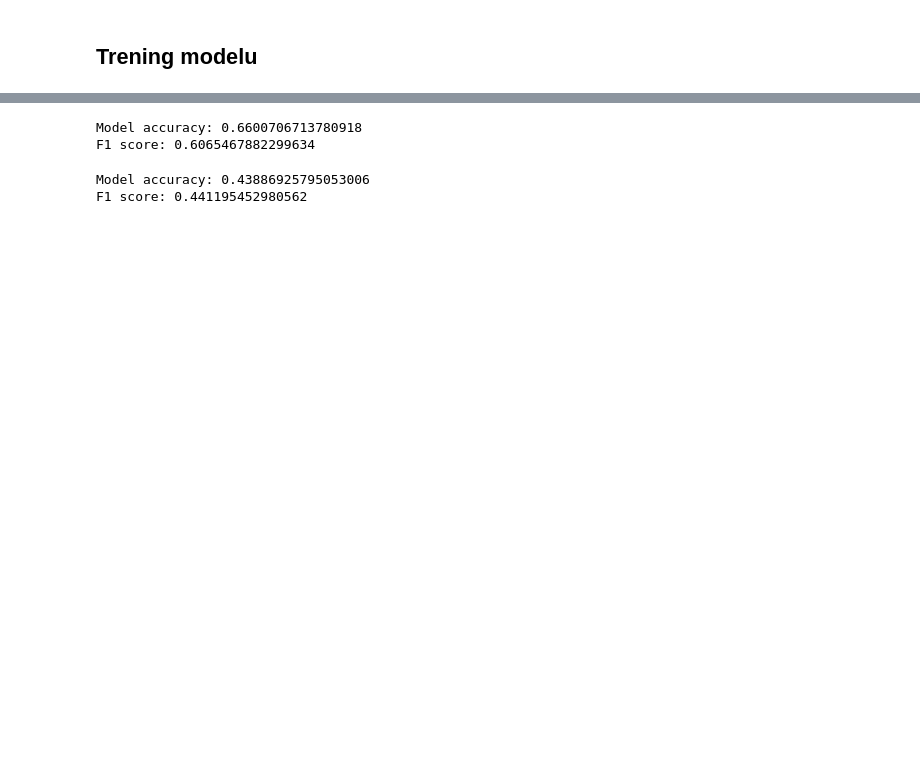
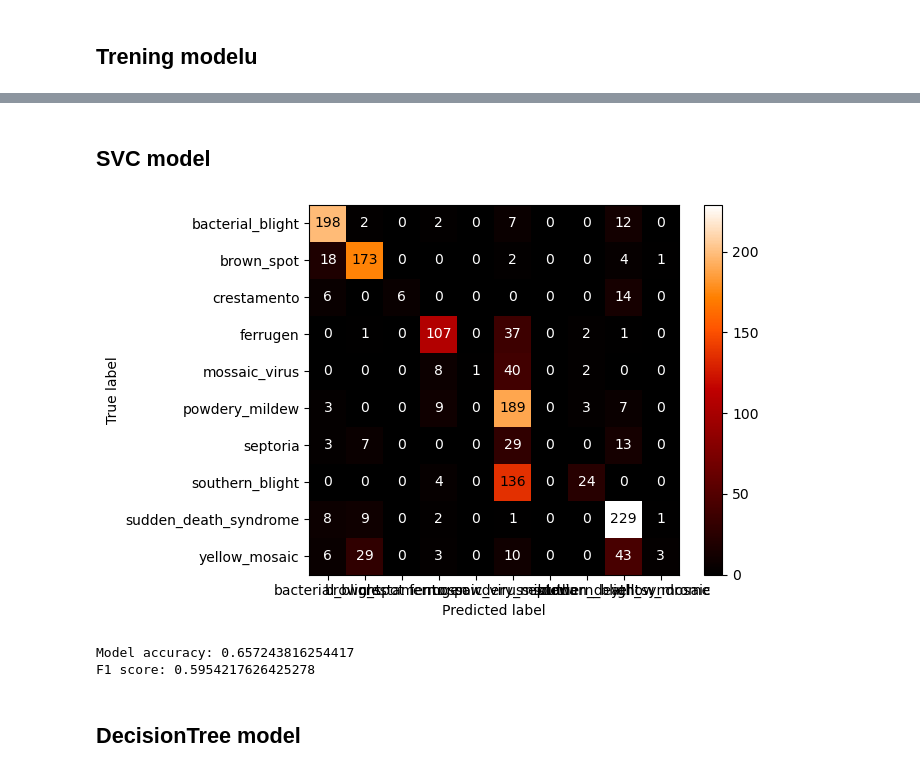
Before and after one commit to kacxsku/Soybean_Disease_Leaf_Classification, a Jupyter notebook: Soybean_model_training.ipynb, the cells around one changed output, grey strips where cells are left out. Saved outputs shown, nothing was run; the diff lists cells and outputs as text; code cells hidden in the pictures; blank space fills up the shorter version.

```diff
--- a/Soybean_model_training.ipynb
+++ b/Soybean_model_training.ipynb
@@ -202,35 +172,25 @@ F1 score: 0.6463918322844779
+# %% [markdown]
+## SVC model
 # %%
 from sklearn.svm import SVC
 
+svc_model = SVC(random_state=42)
+svc_model.fit(X_train_scaled, y_train)
 
-
-svc_model = SVC(random_state=42)
-svc_model.fit(X_train, y_train)
-
-y_pred_svc = svc_model.predict(X_test)
-
-accuracy_svc = accuracy_score(y_test, y_pred_svc)
-print(f'Model accuracy: {accuracy_svc}')
-
-f_1 = f1_score(y_test, y_pred_svc, average='weighted')
-print(f'F1 score: {f_1}')
+y_pred_svc = svc_model.predict(X_test_scaled)
-# %% [output]
-Model accuracy: 0.6600706713780918
-F1 score: 0.6065467882299634
+# %%
+conf_matrix(y_test, y_pred_svc, svc_model)
+# %% [output]
+[figure, added]
+Model accuracy: 0.657243816254417
+F1 score: 0.5954217626425278
+# %% [markdown]
+## DecisionTree model
 # %%
 from sklearn.tree import DecisionTreeClassifier
 
 
 dt_model = DecisionTreeClassifier(random_state=42)
-dt_model.fit(X_train, y_train)
+dt_model.fit(X_train_scaled, y_train)
 
-y_pred_dt = dt_model.predict(X_test)
-
-accuracy_dt = accuracy_score(y_test, y_pred_dt)
-print(f'Model accuracy: {accuracy_dt}')
-
-f_1 = f1_score(y_test, y_pred_dt, average='weighted')
-print(f'F1 score: {f_1}')
+y_pred_dt = dt_model.predict(X_test_scaled)
-# %% [output]
-Model accuracy: 0.43886925795053006
-F1 score: 0.441195452980562
```
Also changed, not shown: parts of 18 cells of this notebook.
